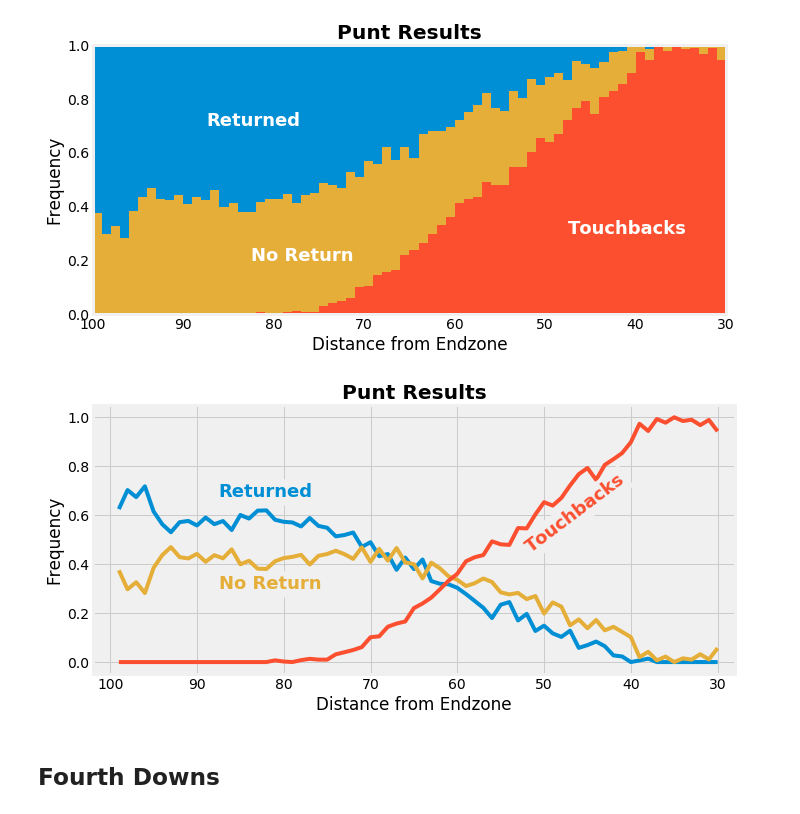
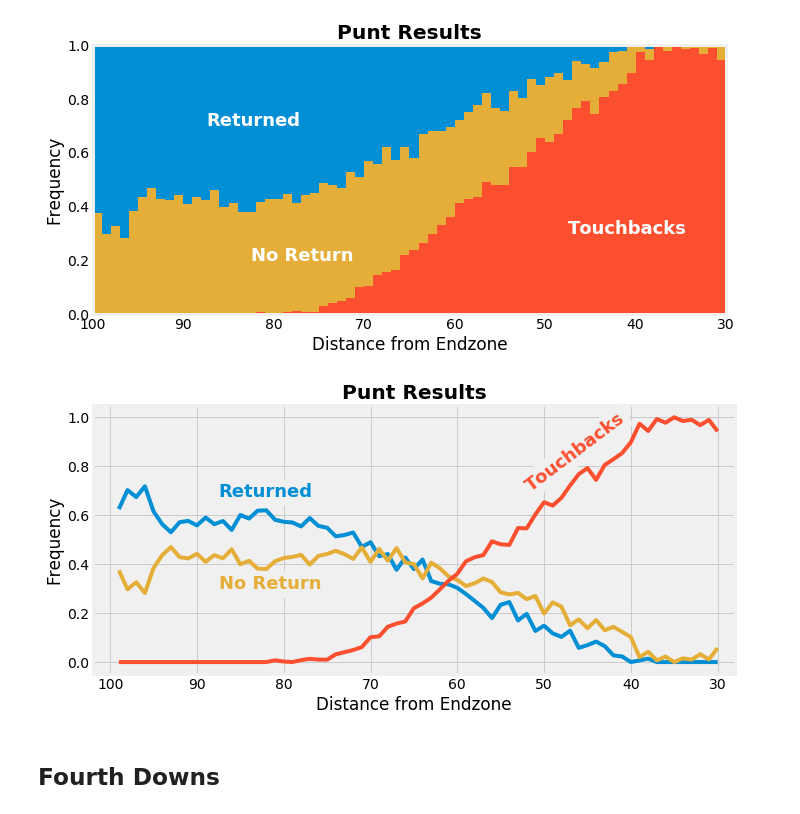
Before and after one commit to SimFootballDev/surrender_punt, a Jupyter notebook: surrender.ipynb, the cells around one changed output. Cells and saved outputs as stored; diff of their text form; code cells hidden in the pictures.

Commit message:
images

```diff
--- a/surrender.ipynb
+++ b/surrender.ipynb
@@ -176,27 +176,27 @@ plt.show()
 # %%
 yardRange = range(30,100)
 
 plt.figure(figsize=(10,5),facecolor='w')
 plt.style.use('fivethirtyeight')
 plt.title('Punt Results',weight='bold')
 plt.xlabel('Distance from Endzone')
 plt.ylabel('Frequency')
 plt.plot(yardRange,rList,label='Returned',color='C0')
 plt.plot(yardRange,nrList,label='No Return',color='C2')
 plt.plot(yardRange,tbList,label='Touchback',color='C1')
 # for i in [30,40,50,60,70,80,90]:
 #     plt.axvline(i,c='w',lw=1,alpha=0.5)
-plt.text(x = 52.5, y = 0.725, s = 'Touchbacks', color = 'C1', weight = 'bold', size = 18, rotation = 37, backgroundcolor = '#f0f0f0')
+plt.text(x = 52.5, y = 0.7, s = 'Touchbacks', color = 'C1', weight = 'bold', size = 18, rotation = 37, backgroundcolor = '#f0f0f0')
 plt.text(x = 87.5, y = 0.3, s = 'No Return', color = 'C2', weight = 'bold', size = 18, backgroundcolor = '#f0f0f0')
 plt.text(x = 87.5, y = 0.675, s = 'Returned', color = 'C0', weight = 'bold', size = 18, backgroundcolor = '#f0f0f0')
 plt.xlim(102,28)
 # plt.ylim(0,1)
 # plt.legend()
 plt.tight_layout()
 plt.savefig('images/punt_results_line.png')
 plt.show()
 # %% [output]
-[figure, old version]
+[figure, new version]
 # %% [markdown]
 ## Fourth Downs
 # %%
```
Also changed, not shown: parts of 2 cells of this notebook, 22 other files.
